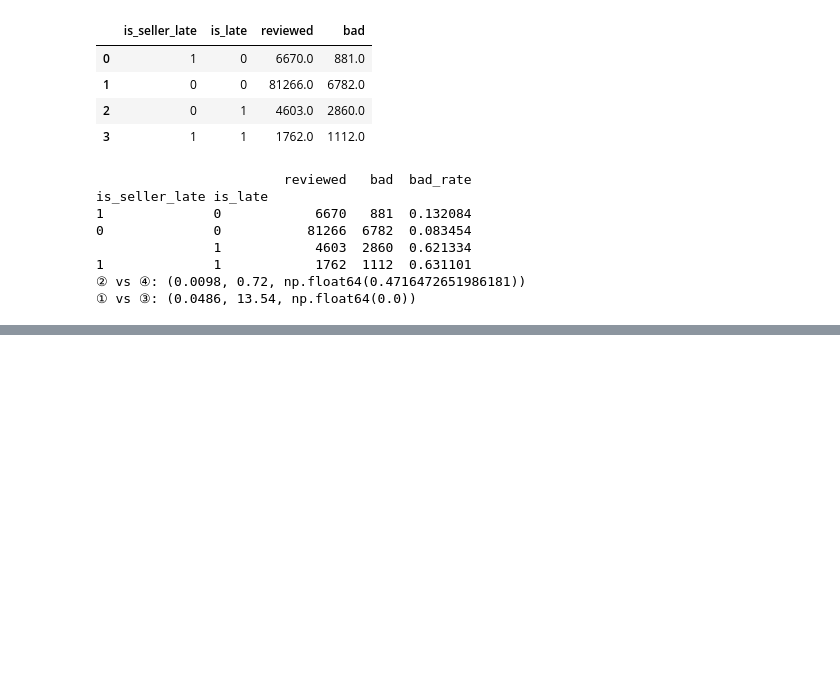
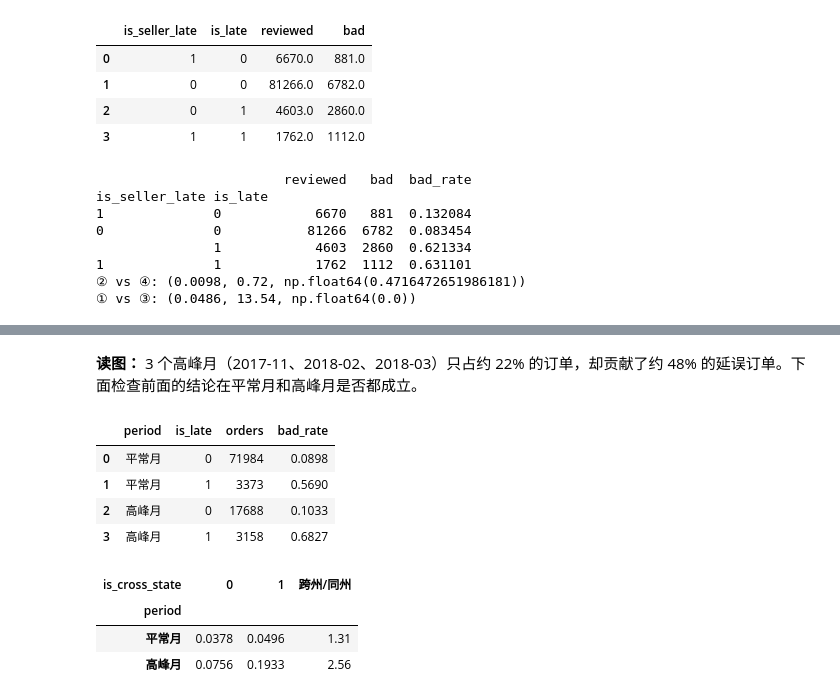
Before and after one commit to LeeMichael-L/olist-analytics, a Jupyter notebook: python/m3_fulfillment.ipynb, the cells around one changed output, grey strips where cells are left out. Drawn from its saved outputs; the diff is of its cells as text; code cells hidden in the pictures; blank space fills up the shorter version.

```diff
--- a/python/m3_fulfillment.ipynb
+++ b/python/m3_fulfillment.ipynb
@@ -459,0 +531,43 @@ is_seller_late is_late
+# %% [markdown]
+**读图：** 3 个高峰月（2017-11、2018-02、2018-03）只占约 22% 的订单，却贡献了约 48% 的延误订单。下面检查前面的结论在平常月和高峰月是否都成立。
+# %%
+# 高峰月 vs 平常月：延误对差评的影响是否在两种时期都成立
+spike_list = ", ".join(f"'{m}'" for m in spike_months)
+sql_period = f"""
+SELECT CASE WHEN purchase_month IN ({spike_list}) THEN '高峰月' ELSE '平常月' END AS period,
+       is_late,
+       COUNT(*)                     AS orders,
+       ROUND(AVG(is_bad_review), 4) AS bad_rate
+FROM dws_order_fulfillment
+GROUP BY period, is_late
+ORDER BY period, is_late
+"""
+run_query(sql_period)
+# %% [output]
+|  | period | is_late | orders | bad_rate |
+| 0 | 平常月 | 0 | 71984 | 0.0898 |
+| 1 | 平常月 | 1 | 3373 | 0.5690 |
+| 2 | 高峰月 | 0 | 17688 | 0.1033 |
+| 3 | 高峰月 | 1 | 3158 | 0.6827 |
+# %%
+# 跨州效应在两种时期分别有多大
+sql_cross = f"""
+SELECT CASE WHEN purchase_month IN ({spike_list}) THEN '高峰月' ELSE '平常月' END AS period,
+       is_cross_state,
+       COUNT(*)               AS orders,
+       ROUND(AVG(is_late), 4) AS late_rate
+FROM dws_order_fulfillment
+WHERE is_cross_state IS NOT NULL
+GROUP BY period, is_cross_state
+ORDER BY period, is_cross_state
+"""
+df_cross = run_query(sql_cross)
+df_cross["late_rate"] = df_cross["late_rate"].astype(float)
+pv = df_cross.pivot(index="period", columns="is_cross_state", values="late_rate")
+pv["跨州/同州"] = (pv[1] / pv[0]).round(2)
+pv
+# %% [output]
+| is_cross_state | 0 | 1 | 跨州/同州 |
+| period |  |  |  |
+| 平常月 | 0.0378 | 0.0496 | 1.31 |
+| 高峰月 | 0.0756 | 0.1933 | 2.56 |
```
Also changed, not shown: parts of 10 cells of this notebook, 13 other files.
